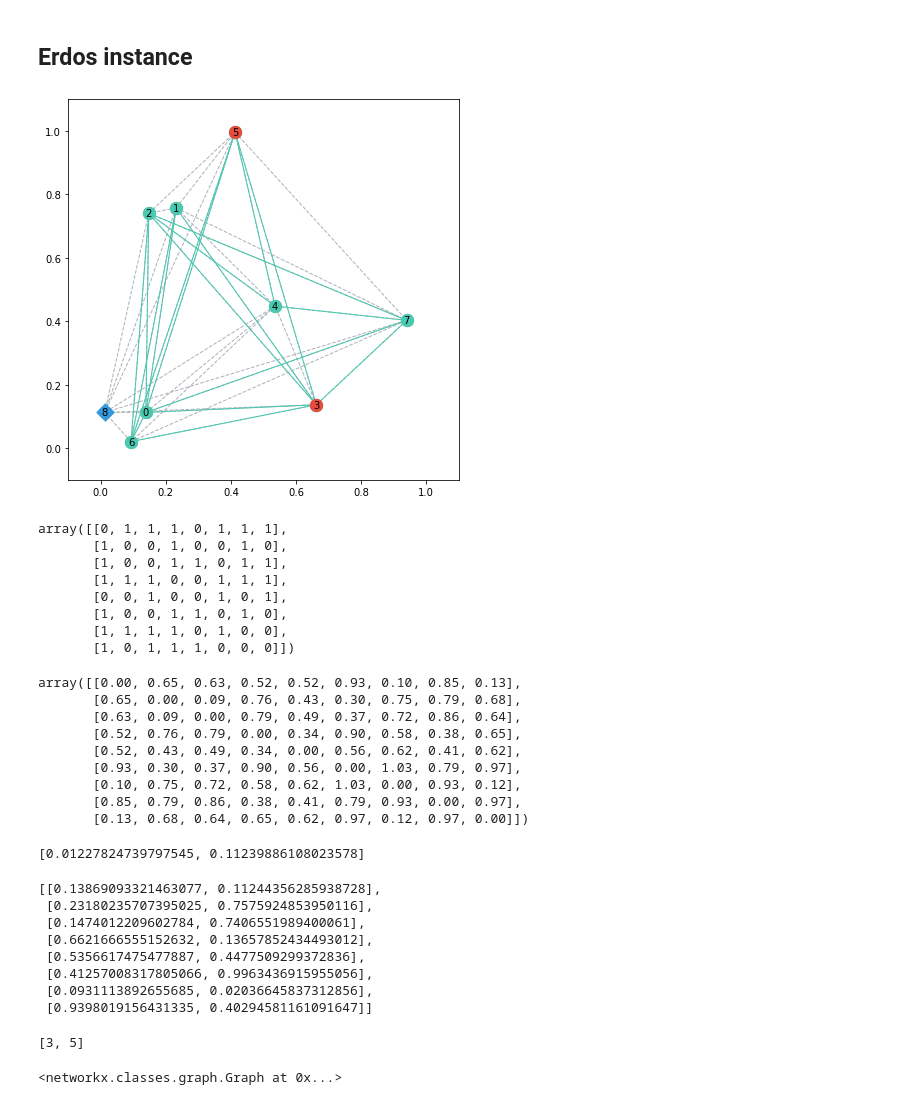
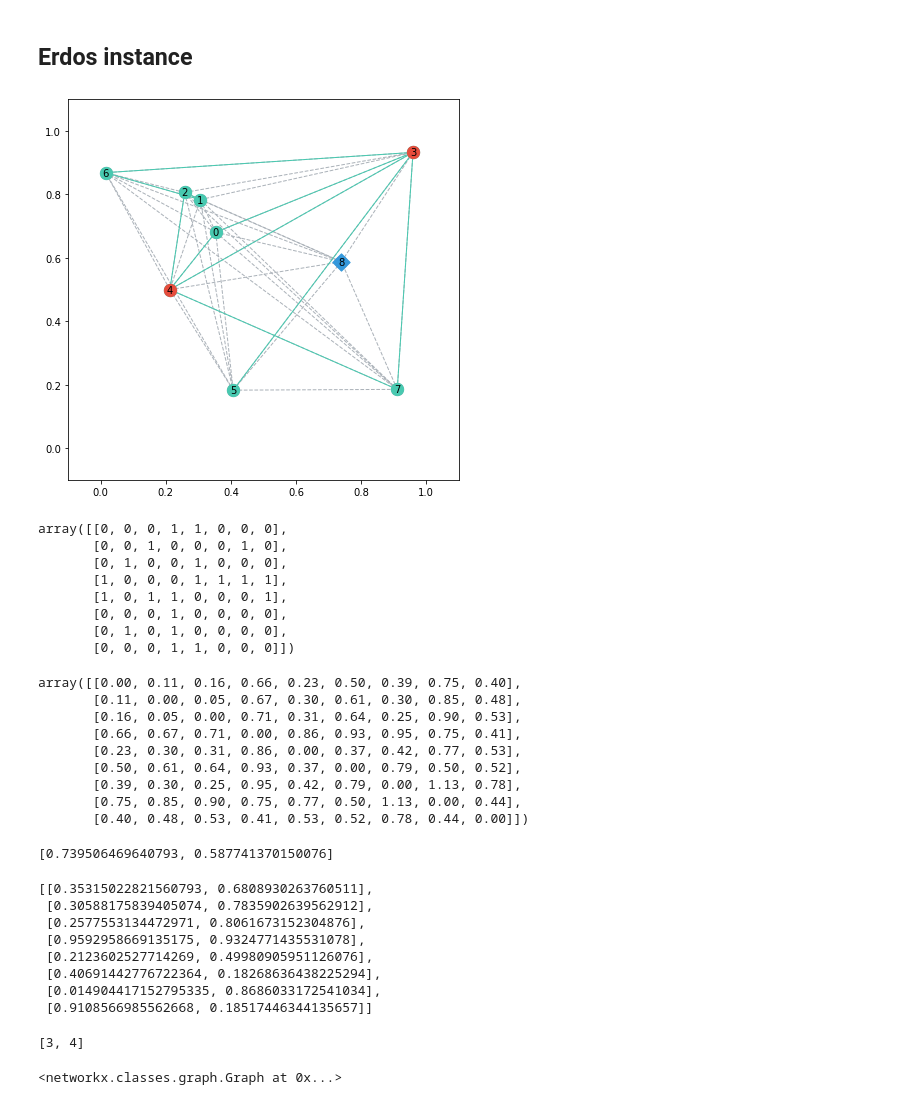
Before and after one commit to omargup/moving_firefighter_problem_generator, a Jupyter notebook: tutorial.ipynb, the cells around one changed output. Cells and saved outputs as stored; diff of their text form; code cells hidden in the pictures.

```diff
--- a/tutorial.ipynb
+++ b/tutorial.ipynb
@@ -12,61 +12,61 @@ np.set_printoptions(formatter={'float': lambda x: "{0:0.2f}".format(x)})
 # %%
 n = 8
 p = 0.5
 dim =  2
 fighter_pos = None
-burnt_nodes =  2
+num_fires =  2
 connected = True
-seed = 31
+seed = 3210
 
-x = mfp.erdos(n, p, dim, fighter_pos, burnt_nodes, connected, seed)
-mfp.draw_ffp(x)
+x = mfp.erdos(n, p, dim, fighter_pos, num_fires, connected, seed)
+mfp.draw_mfp(x)
 # %% [output]
-[figure, old version]
+[figure, new version]
 # %%
 # Adjacency matrix (Fire graph)
 x.A
 # %% [output]
-array([[0, 1, 1, 1, 0, 1, 1, 1],
-       [1, 0, 0, 1, 0, 0, 1, 0],
-       [1, 0, 0, 1, 1, 0, 1, 1],
-       [1, 1, 1, 0, 0, 1, 1, 1],
-       [0, 0, 1, 0, 0, 1, 0, 1],
-       [1, 0, 0, 1, 1, 0, 1, 0],
-       [1, 1, 1, 1, 0, 1, 0, 0],
-       [1, 0, 1, 1, 1, 0, 0, 0]])
+array([[0, 0, 0, 1, 1, 0, 0, 0],
+       [0, 0, 1, 0, 0, 0, 1, 0],
+       [0, 1, 0, 0, 1, 0, 0, 0],
+       [1, 0, 0, 0, 1, 1, 1, 1],
+       [1, 0, 1, 1, 0, 0, 0, 1],
+       [0, 0, 0, 1, 0, 0, 0, 0],
+       [0, 1, 0, 1, 0, 0, 0, 0],
+       [0, 0, 0, 1, 1, 0, 0, 0]])
 # %%
 # Distance matrix (Firefighter graph)
 # Last row and column are firefighter distances to every node
 x.D
 # %% [output]
-array([[0.00, 0.65, 0.63, 0.52, 0.52, 0.93, 0.10, 0.85, 0.13],
-       [0.65, 0.00, 0.09, 0.76, 0.43, 0.30, 0.75, 0.79, 0.68],
-       [0.63, 0.09, 0.00, 0.79, 0.49, 0.37, 0.72, 0.86, 0.64],
-       [0.52, 0.76, 0.79, 0.00, 0.34, 0.90, 0.58, 0.38, 0.65],
-       [0.52, 0.43, 0.49, 0.34, 0.00, 0.56, 0.62, 0.41, 0.62],
-       [0.93, 0.30, 0.37, 0.90, 0.56, 0.00, 1.03, 0.79, 0.97],
-       [0.10, 0.75, 0.72, 0.58, 0.62, 1.03, 0.00, 0.93, 0.12],
-       [0.85, 0.79, 0.86, 0.38, 0.41, 0.79, 0.93, 0.00, 0.97],
-       [0.13, 0.68, 0.64, 0.65, 0.62, 0.97, 0.12, 0.97, 0.00]])
+array([[0.00, 0.11, 0.16, 0.66, 0.23, 0.50, 0.39, 0.75, 0.40],
+       [0.11, 0.00, 0.05, 0.67, 0.30, 0.61, 0.30, 0.85, 0.48],
+       [0.16, 0.05, 0.00, 0.71, 0.31, 0.64, 0.25, 0.90, 0.53],
+       [0.66, 0.67, 0.71, 0.00, 0.86, 0.93, 0.95, 0.75, 0.41],
+       [0.23, 0.30, 0.31, 0.86, 0.00, 0.37, 0.42, 0.77, 0.53],
+       [0.50, 0.61, 0.64, 0.93, 0.37, 0.00, 0.79, 0.50, 0.52],
+       [0.39, 0.30, 0.25, 0.95, 0.42, 0.79, 0.00, 1.13, 0.78],
+       [0.75, 0.85, 0.90, 0.75, 0.77, 0.50, 1.13, 0.00, 0.44],
+       [0.40, 0.48, 0.53, 0.41, 0.53, 0.52, 0.78, 0.44, 0.00]])
 # %%
 x.fighter_pos
 # %% [output]
-[0.01227824739797545, 0.11239886108023578]
+[0.739506469640793, 0.587741370150076]
 # %%
 x.node_pos
 # %% [output]
-[[0.13869093321463077, 0.11244356285938728],
- [0.23180235707395025, 0.7575924853950116],
- [0.1474012209602784, 0.7406551989400061],
- [0.6621666555152632, 0.13657852434493012],
- [0.5356617475477887, 0.4477509299372836],
- [0.41257008317805066, 0.9963436915955056],
- [0.0931113892655685, 0.02036645837312856],
- [0.9398019156431335, 0.40294581161091647]]
+[[0.35315022821560793, 0.6808930263760511],
+ [0.30588175839405074, 0.7835902639562912],
+ [0.2577553134472971, 0.8061673152304876],
+ [0.9592958669135175, 0.9324771435531078],
+ [0.2123602527714269, 0.49980905951126076],
+ [0.40691442776722364, 0.18268636438225294],
+ [0.014904417152795335, 0.8686033172541034],
+ [0.9108566985562668, 0.18517446344135657]]
 # %%
 x.burnt_nodes
 # %% [output]
-[3, 5]
+[3, 4]
 # %%
 x.G_fire
 # %% [output]
```
Also changed, not shown: parts of 15 cells of this notebook.
